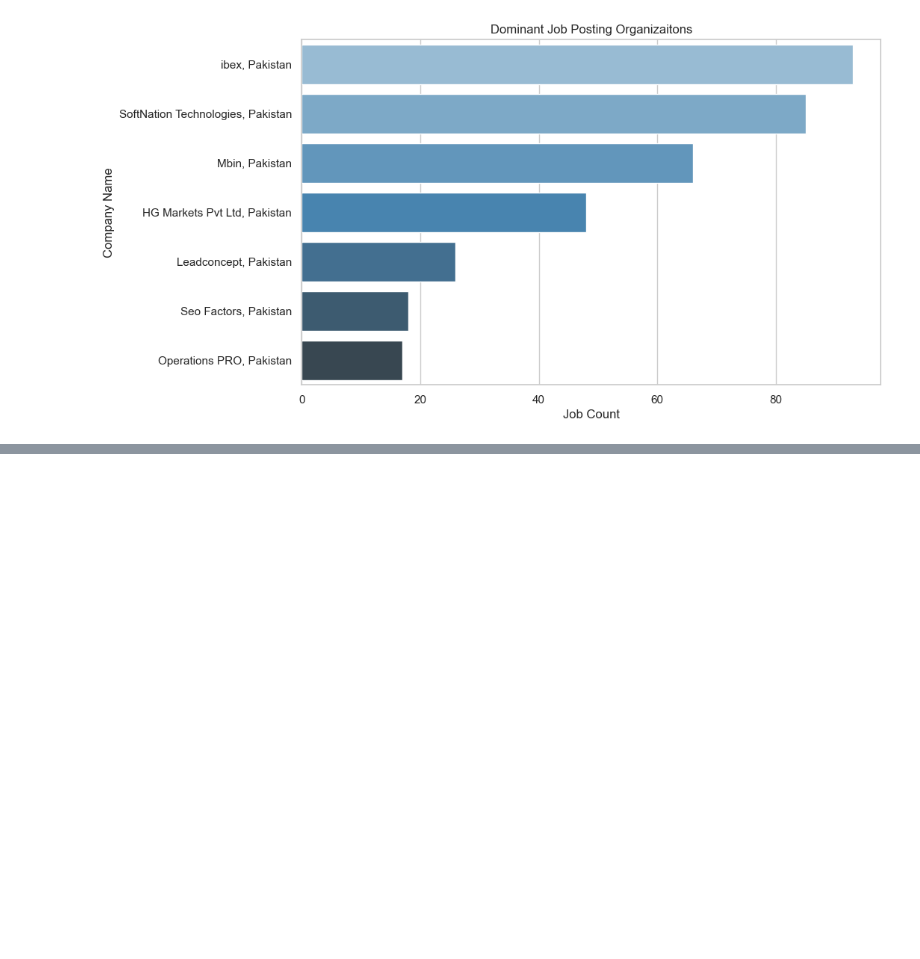
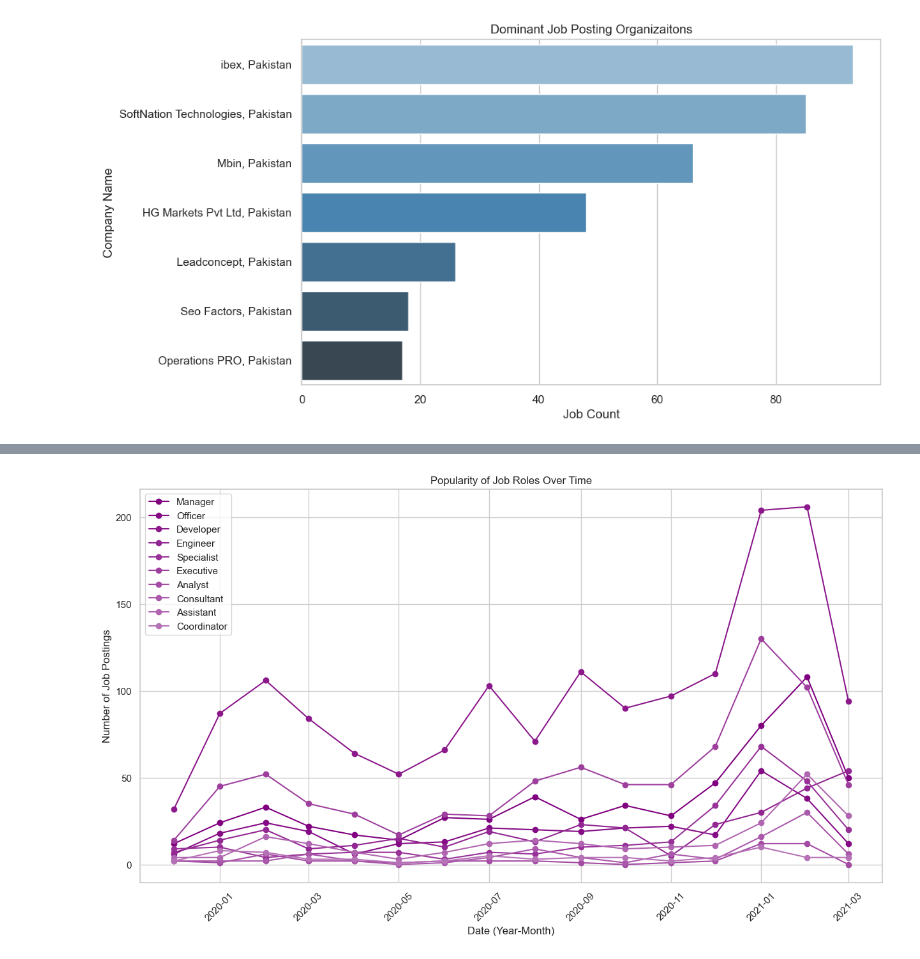
Before and after one commit to hassansultankhan/KMean_machineLearning, a Jupyter notebook: Pakistan_jobs.ipynb, the cells around one changed output, grey strips where cells are left out. Cells and saved outputs as stored; diff of their text form; code cells hidden in the pictures; blank space fills up the shorter version.

```diff
--- a/Pakistan_jobs.ipynb
+++ b/Pakistan_jobs.ipynb
@@ -239,0 +274,19 @@ ModuleNotFoundError: No module named 'wordcloud'
+# %%
+job_titles = ['Manager','Officer','Developer','Engineer','Specialist','Executive','Analyst','Consultant','Assistant','Coordinator']
+
+job_title_series = {role: df[df['Job Name'].str.contains(role, case=False, na=False)]['YearMonth'].value_counts().sort_index() for role in job_titles}
+df_time_series_roles = pd.DataFrame(job_title_series).fillna(0)
+
+# Plotting the time series for selected job roles
+plt.figure(figsize=(15, 8))
+for role in job_titles:
+    plt.plot(df_time_series_roles.index.to_timestamp(), df_time_series_roles[role], label=role, marker='o')
+
+plt.title('Popularity of Job Roles Over Time')
+plt.xlabel('Date (Year-Month)')
+plt.ylabel('Number of Job Postings')
+plt.legend()
+plt.xticks(rotation=45)
+plt.show()
+# %% [output]
+[figure, added]
```
Also changed, not shown: parts of 3 cells of this notebook.
